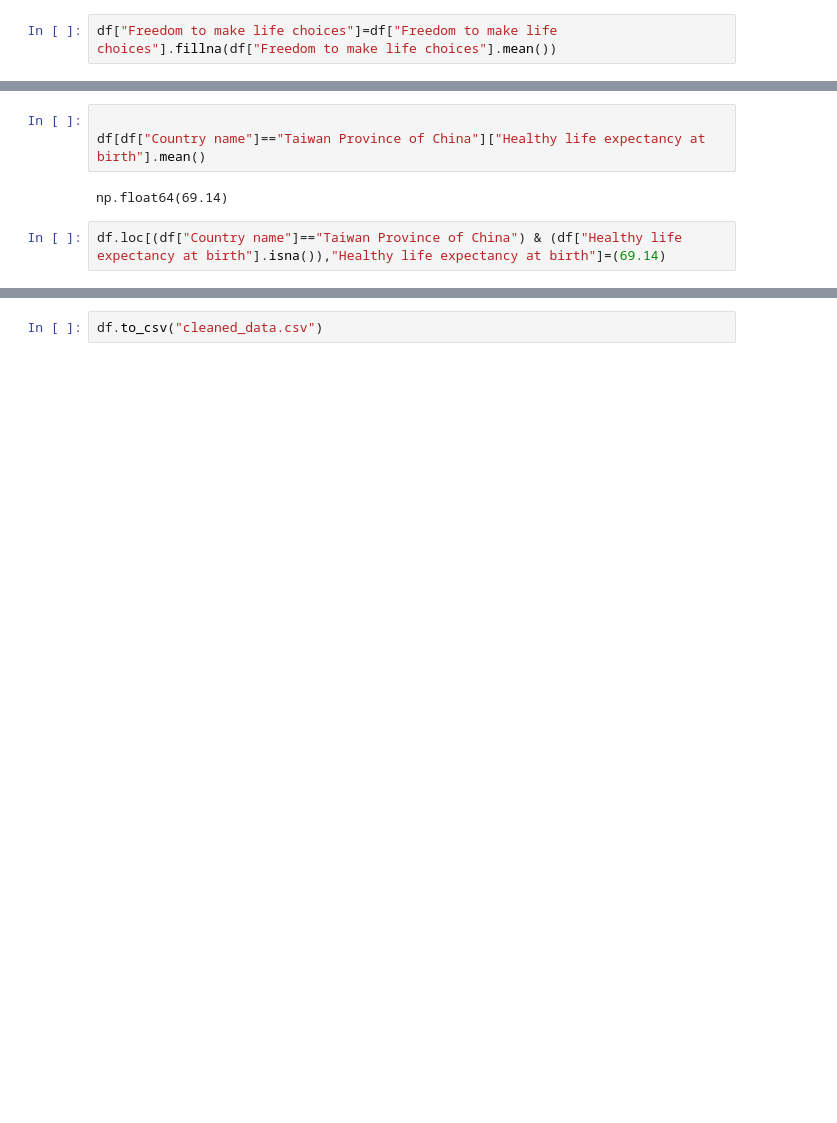
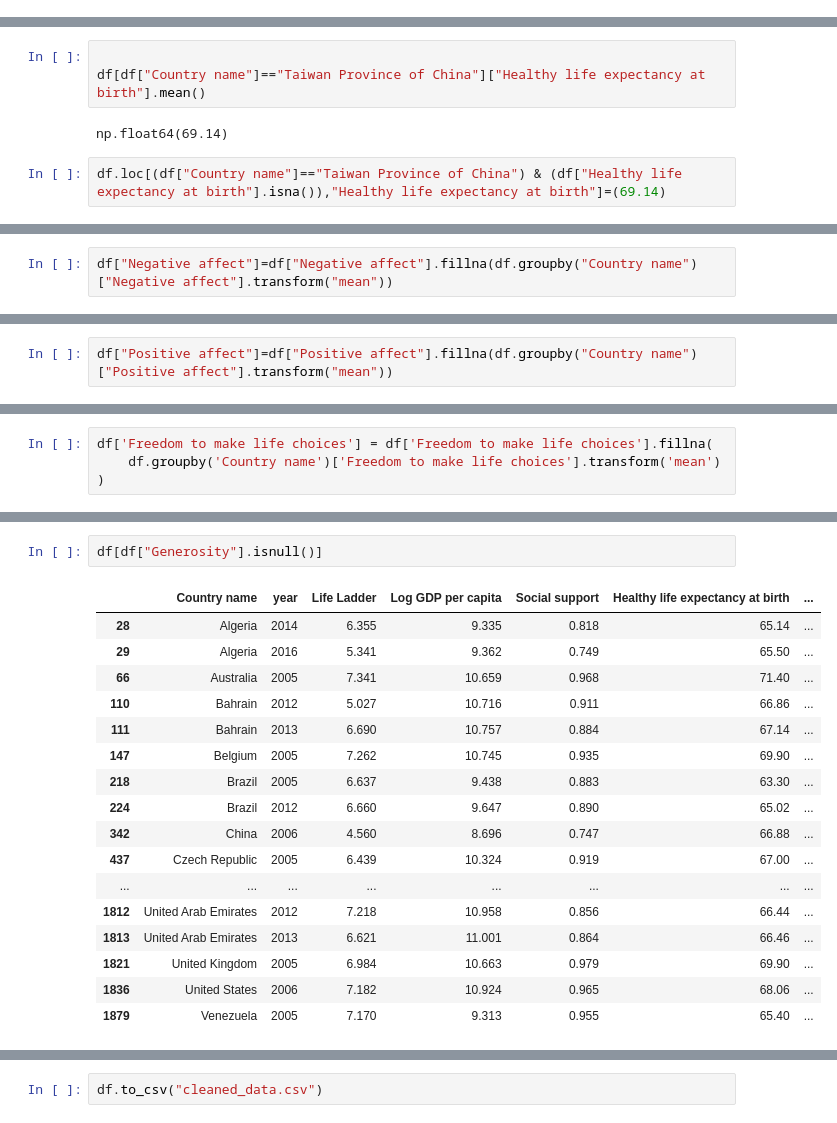
Before and after one commit to rinsharufi-datalogix/World-happiness-, a Jupyter notebook: data_cleaning.ipynb, the cells around one changed output, grey strips where cells are left out. Saved outputs shown, nothing was run; the diff lists cells and outputs as text; blank space fills up the shorter version.

```diff
--- a/data_cleaning.ipynb
+++ b/data_cleaning.ipynb
@@ -395,2 +323,0 @@ df[df["Country name"]=="Algeria"]
-# %%
-df["Freedom to make life choices"]=df["Freedom to make life choices"].fillna(df["Freedom to make life choices"].mean())
@@ -465,0 +451,2 @@ df.loc[(df["Country name"]=="Palestinian Territories") & (df["Healthy life expec
+# %%
+df["Negative affect"]=df["Negative affect"].fillna(df.groupby("Country name")["Negative affect"].transform("mean"))
@@ -465,0 +538,2 @@ df.loc[(df["Country name"]=="Palestinian Territories") & (df["Healthy life expec
+# %%
+df["Positive affect"]=df["Positive affect"].fillna(df.groupby("Country name")["Positive affect"].transform("mean"))
@@ -465,0 +627,4 @@ df.loc[(df["Country name"]=="Palestinian Territories") & (df["Healthy life expec
+# %%
+df['Freedom to make life choices'] = df['Freedom to make life choices'].fillna(
+    df.groupby('Country name')['Freedom to make life choices'].transform('mean')
+)
@@ -465,0 +646,20 @@ df.loc[(df["Country name"]=="Palestinian Territories") & (df["Healthy life expec
+# %%
+df[df["Generosity"].isnull()]
+# %% [output]
+|  | Country name | year | Life Ladder | Log GDP per capita | Social support | Healthy life expectancy at birth | ... |
+| 28 | Algeria | 2014 | 6.355 | 9.335 | 0.818 | 65.14 | ... |
+| 29 | Algeria | 2016 | 5.341 | 9.362 | 0.749 | 65.50 | ... |
+| 66 | Australia | 2005 | 7.341 | 10.659 | 0.968 | 71.40 | ... |
+| 110 | Bahrain | 2012 | 5.027 | 10.716 | 0.911 | 66.86 | ... |
+| 111 | Bahrain | 2013 | 6.690 | 10.757 | 0.884 | 67.14 | ... |
+| 147 | Belgium | 2005 | 7.262 | 10.745 | 0.935 | 69.90 | ... |
+| 218 | Brazil | 2005 | 6.637 | 9.438 | 0.883 | 63.30 | ... |
+| 224 | Brazil | 2012 | 6.660 | 9.647 | 0.890 | 65.02 | ... |
+| 342 | China | 2006 | 4.560 | 8.696 | 0.747 | 66.88 | ... |
+| 437 | Czech Republic | 2005 | 6.439 | 10.324 | 0.919 | 67.00 | ... |
+| ... | ... | ... | ... | ... | ... | ... | ... |
+| 1812 | United Arab Emirates | 2012 | 7.218 | 10.958 | 0.856 | 66.44 | ... |
+| 1813 | United Arab Emirates | 2013 | 6.621 | 11.001 | 0.864 | 66.46 | ... |
+| 1821 | United Kingdom | 2005 | 6.984 | 10.663 | 0.979 | 69.90 | ... |
+| 1836 | United States | 2006 | 7.182 | 10.924 | 0.965 | 68.06 | ... |
+| 1879 | Venezuela | 2005 | 7.170 | 9.313 | 0.955 | 65.40 | ... |
```
Also changed, not shown: parts of 82 cells of this notebook, 1 other file.
